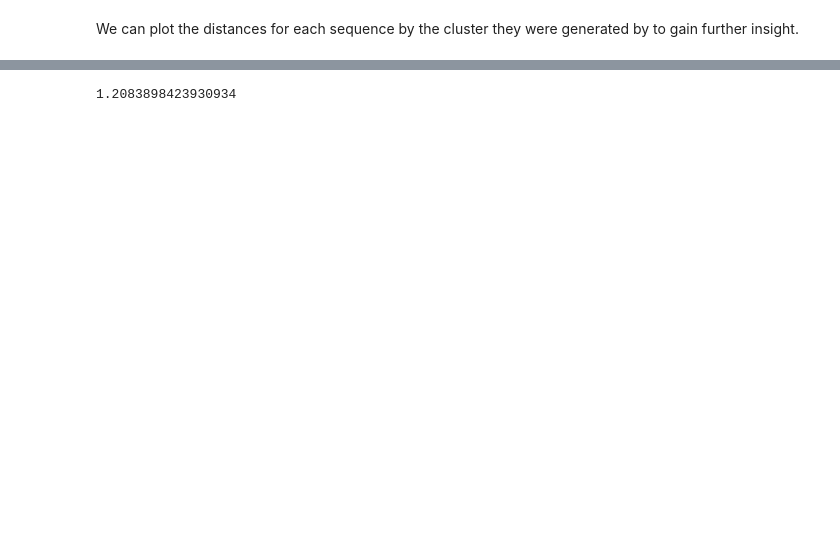
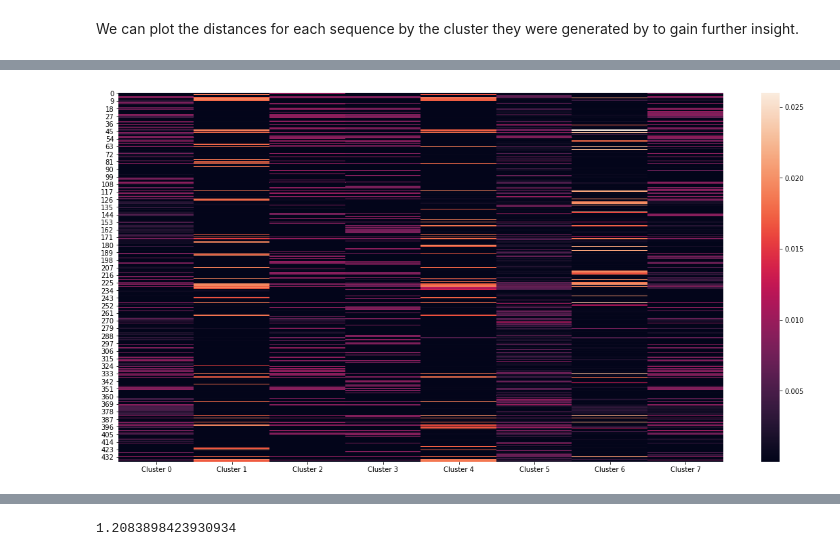
Before and after one commit to manuelgloeckler/sequence_bioinfo, a Jupyter notebook: project/Gentype Evaluation.ipynb, the cells around one changed output, grey strips where cells are left out. Cells and saved outputs as stored; diff of their text form; code cells hidden in the pictures; blank space fills up the shorter version.

Commit message:
added heatmap to eval ipynb

```diff
--- a/project/Gentype Evaluation.ipynb
+++ b/project/Gentype Evaluation.ipynb
@@ -229,3 +198,9 @@ Distribution difference: 1.4934504792332783
+# %%
+df = pd.DataFrame(dict(zip(["Cluster " + str(i) for i in range(len(eval_models[best_idx].theta))], list(eval_models[best_idx].theta))))
+fig, ax = plt.subplots(figsize=(20,10))
+ax = sns.heatmap(df)
+# %% [output]
+[figure, added]
 # %%
 from collections import Counter
 c = Counter(assigned_distance.values())
```
Also changed, not shown: parts of 8 cells of this notebook.
